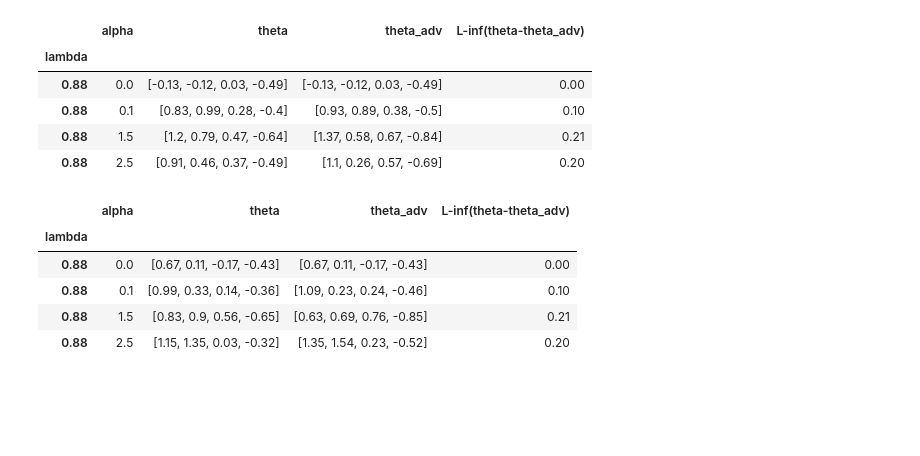
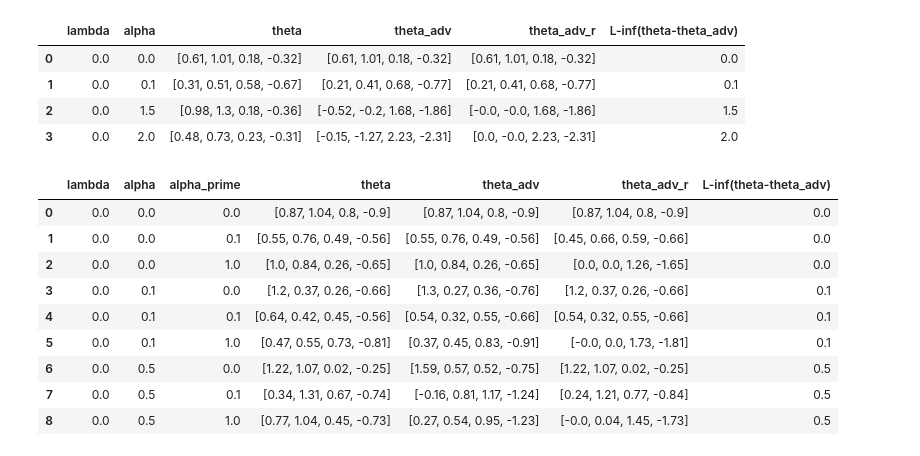
Before and after one commit to kshitij-kayastha/EqualImprovability, a Jupyter notebook: src/test_robustness.ipynb, the cells around one changed output. Drawn from its saved outputs; the diff is of its cells as text; code cells hidden in the pictures; blank space fills up the shorter version.

Commit message:
add delta prime and alpha prime. Edit convergence

```diff
--- a/src/test_robustness.ipynb
+++ b/src/test_robustness.ipynb
@@ -22,10 +22,12 @@ def append_res(d, acc, ei):
     d['ei_disparity'].append(ei)
 
 def get_res(d, hp):
-    res = {'alpha': [], 'lambda': [], 'delta': [], 'accuracy_mean': [], 'accuracy_std': [], 'loss_mean': [], 'loss_std': [], 'ei_disparity_mean': [], 'ei_disparity_std': []}
+    res = {'alpha': [],'alpha_prime': [], 'lambda': [], 'delta': [],'delta_prime': [], 'accuracy_mean': [], 'accuracy_std': [], 'loss_mean': [], 'loss_std': [], 'ei_disparity_mean': [], 'ei_disparity_std': []}
     res['alpha'].append(hp['alpha'])
+    res['alpha_prime'].append(hp['alpha_prime'])
     res['lambda'].append(hp['lambda'])
     res['delta'].append(hp['delta'])
+    res['delta_prime'].append(hp['delta_prime'])
     res['accuracy_mean'].append(np.mean(d['accuracy']))
     res['accuracy_std'].append(np.std(d['accuracy']))
     res['loss_mean'].append(np.mean(d['loss']))
@@ -59,7 +61,6 @@ def model_runner(ei_model, dataset, hp, seeds):
             train_dataset,
             lamb=hp['lambda'],
             lr=hp['learning_rate'],
-            # alpha=0.,
             alpha=hp['alpha'],
             batch_size=len(train_dataset)
             )
@@ -68,12 +69,12 @@ def model_runner(ei_model, dataset, hp, seeds):
         test_acc, test_ei = model_performance(test_dataset.Y.detach().numpy(), test_dataset.Z.detach().numpy(), Y_hat, Y_hat_max, tau)
         append_res(metrics, test_acc, test_ei)
 
-        Y_hat_r, Y_hat_max_r = ei_m.predict_r(test_dataset, hp['alpha'])
+        Y_hat_r, Y_hat_max_r = ei_m.predict_r(test_dataset, hp['alpha_prime'], hp['delta_prime'])
         test_acc_r, test_ei_r = model_performance(test_dataset.Y.detach().numpy(), test_dataset.Z.detach().numpy(), Y_hat_r, Y_hat_max_r, tau)
         append_res(metrics_r, test_acc_r, test_ei_r)
 
         models = [ei_m.model, ei_m.model_adv, ei_m.model_adv_r]
-        t1, t2, t3 = None, None, None
+        t1, t2, t3, t4 = None, None, None, None
         for i, model in enumerate(models):
             for module in model.layers:
                 if hasattr(module, 'weight'):
@@ -84,7 +85,6 @@ def model_runner(ei_model, dataset, hp, seeds):
                     if i == 1: t2 = theta
                     if i == 2: t3 = theta
 
-
     results = get_res(metrics, hp)
     results_r = get_res(metrics_r, hp)
 
@@ -115,18 +118,20 @@ def run_tradeoff(ei_model, dataset, hyper_params, seeds):
 
     return results, results_r, models
 # %%
-torch.manual_seed(0)
+# torch.manual_seed(0)
 # Hyperparameters
 hyper_params = {}
-hyper_params['delta'] = [0.5]
-hyper_params['alpha'] = [0., 0.1, .15, 1.5]
+hyper_params['delta_prime'] = [0.5]
+hyper_params['delta'] = [0.]
+hyper_params['alpha'] = [0., 0.1, 0.5]
+hyper_params['alpha_prime'] = [0., 0.1, 1]
 hyper_params['learning_rate'] = 0.01
-hyper_params['pga_term'] = 20
+hyper_params['pga_term'] = np.divide(1e-5,2)
 hyper_params['z_blind'] = False
 hyper_params['optimal_effort'] = True # True only for Synthetic Data
 
 # 5-Fold Cross Validation
-seeds = list(range(1))
+seeds = list(range(2))
 
 # EI Proxy (set ei_proxy to FairBatch or Covariance)
 ei_proxy = 'FairBatch'
@@ -135,7 +140,7 @@ if ei_proxy == 'FairBatch':
     ei_model = FairBatch
     # hyper_params['lambda'] = np.linspace(0., 0.25, 10) # FairBatch lambdas
     # hyper_params['lambda'] = [0.88] # lambda value that minimizes ei for FairBatch
-    hyper_params['lambda'] = [0.88] # lambda value that minimizes ei for FairBatch
+    hyper_params['lambda'] = [0.] # lambda value that minimizes ei for FairBatch
 elif ei_proxy == 'Covariance':
     ei_model = Covariance
     # hyper_params['lambda'] = 1-np.geomspace(0.001,0.999, 20) # Covariance lambdas
@@ -146,31 +151,39 @@ elif ei_proxy == 'Covariance':
 results, results_r, models = run_tradeoff(ei_model, dataset, hyper_params, seeds)
 results['alpha'] = results['alpha'].round(2)
 results_r['alpha'] = results_r['alpha'].round(2)
+
+results['alpha_prime'] = results['alpha_prime'].round(2)
+results_r['alpha_prime'] = results_r['alpha_prime'].round(2)
 # results['alpha'] = results['alpha'].astype(str)
 # %%
 dt = pd.DataFrame(models)
 dt = dt.applymap(lambda x: np.round(x, 2))
 dt['L-inf(theta-theta_adv)'] = (dt.theta - dt.theta_adv).apply(lambda x: np.linalg.norm(x, np.inf))
-dt[dt['lambda']==.88][['lambda', 'alpha', 'theta', 'theta_adv', 'L-inf(theta-theta_adv)']].set_index('lambda').sort_index()
+dt[dt['lambda']==1.][['lambda', 'alpha', 'theta', 'theta_adv', 'L-inf(theta-theta_adv)']].set_index('lambda').sort_index()
+dt
 # %% [output]
-|  | alpha | theta | theta_adv | L-inf(theta-theta_adv) |
-| lambda |  |  |  |  |
-| 0.88 | 0.0 | [-0.13, -0.12, 0.03, -0.49] | [-0.13, -0.12, 0.03, -0.49] | 0.00 |
-| 0.88 | 0.1 | [0.83, 0.99, 0.28, -0.4] | [0.93, 0.89, 0.38, -0.5] | 0.10 |
-| 0.88 | 1.5 | [1.2, 0.79, 0.47, -0.64] | [1.37, 0.58, 0.67, -0.84] | 0.21 |
-| 0.88 | 2.5 | [0.91, 0.46, 0.37, -0.49] | [1.1, 0.26, 0.57, -0.69] | 0.20 |
+|  | lambda | alpha | theta | theta_adv | theta_adv_r | L-inf(theta-theta_adv) |
+| 0 | 0.0 | 0.0 | [0.61, 1.01, 0.18, -0.32] | [0.61, 1.01, 0.18, -0.32] | [0.61, 1.01, 0.18, -0.32] | 0.0 |
+| 1 | 0.0 | 0.1 | [0.31, 0.51, 0.58, -0.67] | [0.21, 0.41, 0.68, -0.77] | [0.21, 0.41, 0.68, -0.77] | 0.1 |
+| 2 | 0.0 | 1.5 | [0.98, 1.3, 0.18, -0.36] | [-0.52, -0.2, 1.68, -1.86] | [-0.0, -0.0, 1.68, -1.86] | 1.5 |
+| 3 | 0.0 | 2.0 | [0.48, 0.73, 0.23, -0.31] | [-0.15, -1.27, 2.23, -2.31] | [0.0, -0.0, 2.23, -2.31] | 2.0 |
 # %%
 dt = pd.DataFrame(models)
 dt = dt.applymap(lambda x: np.round(x, 2))
 dt['L-inf(theta-theta_adv)'] = (dt.theta - dt.theta_adv).apply(lambda x: np.linalg.norm(x, np.inf))
-dt[dt['lambda']==.88][['lambda', 'alpha', 'theta', 'theta_adv', 'L-inf(theta-theta_adv)']].set_index('lambda').sort_index()
+dt[dt['lambda']==1.][['lambda', 'alpha', 'alpha_prime', 'theta', 'theta_adv', 'L-inf(theta-theta_adv)']].set_index('lambda').sort_index()
+dt
 # %% [output]
-|  | alpha | theta | theta_adv | L-inf(theta-theta_adv) |
-| lambda |  |  |  |  |
-| 0.88 | 0.0 | [0.67, 0.11, -0.17, -0.43] | [0.67, 0.11, -0.17, -0.43] | 0.00 |
-| 0.88 | 0.1 | [0.99, 0.33, 0.14, -0.36] | [1.09, 0.23, 0.24, -0.46] | 0.10 |
-| 0.88 | 1.5 | [0.83, 0.9, 0.56, -0.65] | [0.63, 0.69, 0.76, -0.85] | 0.21 |
-| 0.88 | 2.5 | [1.15, 1.35, 0.03, -0.32] | [1.35, 1.54, 0.23, -0.52] | 0.20 |
+|  | lambda | alpha | alpha_prime | theta | theta_adv | theta_adv_r | L-inf(theta-theta_adv) |
+| 0 | 0.0 | 0.0 | 0.0 | [0.87, 1.04, 0.8, -0.9] | [0.87, 1.04, 0.8, -0.9] | [0.87, 1.04, 0.8, -0.9] | 0.0 |
+| 1 | 0.0 | 0.0 | 0.1 | [0.55, 0.76, 0.49, -0.56] | [0.55, 0.76, 0.49, -0.56] | [0.45, 0.66, 0.59, -0.66] | 0.0 |
+| 2 | 0.0 | 0.0 | 1.0 | [1.0, 0.84, 0.26, -0.65] | [1.0, 0.84, 0.26, -0.65] | [0.0, 0.0, 1.26, -1.65] | 0.0 |
+| 3 | 0.0 | 0.1 | 0.0 | [1.2, 0.37, 0.26, -0.66] | [1.3, 0.27, 0.36, -0.76] | [1.2, 0.37, 0.26, -0.66] | 0.1 |
+| 4 | 0.0 | 0.1 | 0.1 | [0.64, 0.42, 0.45, -0.56] | [0.54, 0.32, 0.55, -0.66] | [0.54, 0.32, 0.55, -0.66] | 0.1 |
+| 5 | 0.0 | 0.1 | 1.0 | [0.47, 0.55, 0.73, -0.81] | [0.37, 0.45, 0.83, -0.91] | [-0.0, 0.0, 1.73, -1.81] | 0.1 |
+| 6 | 0.0 | 0.5 | 0.0 | [1.22, 1.07, 0.02, -0.25] | [1.59, 0.57, 0.52, -0.75] | [1.22, 1.07, 0.02, -0.25] | 0.5 |
+| 7 | 0.0 | 0.5 | 0.1 | [0.34, 1.31, 0.67, -0.74] | [-0.16, 0.81, 1.17, -1.24] | [0.24, 1.21, 0.77, -0.84] | 0.5 |
+| 8 | 0.0 | 0.5 | 1.0 | [0.77, 1.04, 0.45, -0.73] | [0.27, 0.54, 0.95, -1.23] | [-0.0, 0.04, 1.45, -1.73] | 0.5 |
 # %%
 print('EI (train alpha = 0)')
 results[['alpha', 'lambda', 'delta', 'loss_mean', 'loss_std', 'ei_disparity_mean', 'ei_disparity_std']].sort_values(['lambda', 'alpha']).set_index(['lambda', 'alpha'])
```
Also changed, not shown: parts of 5 cells of this notebook, 2 other files.
